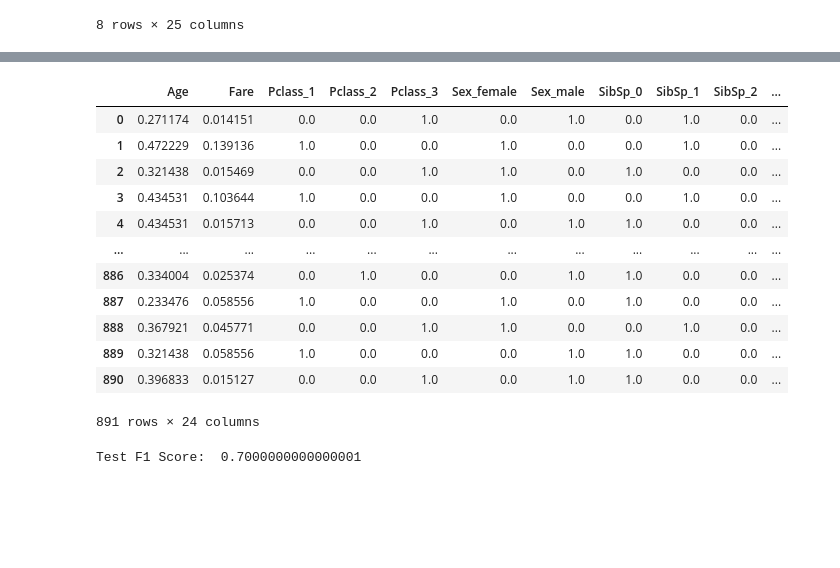
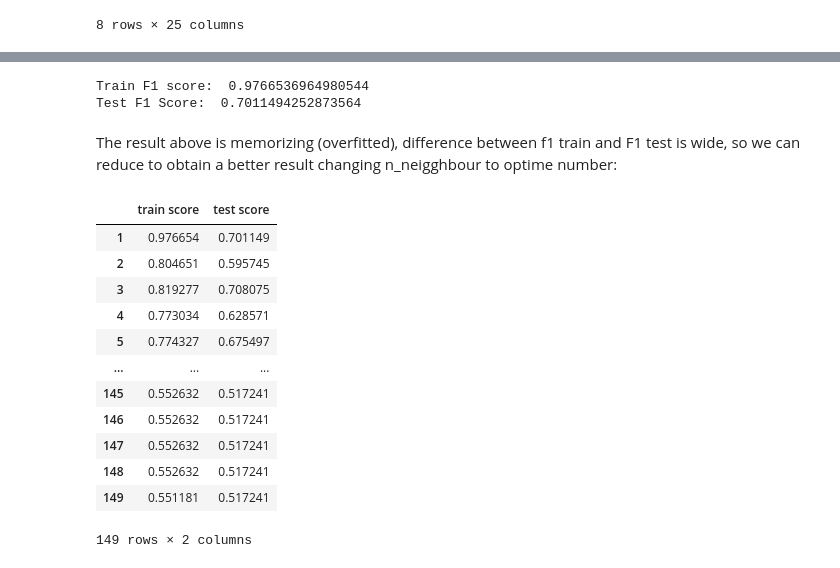
Before and after one commit to AlejandroPinto5/KNN-algorithm, a Jupyter notebook: Simple_classification_model.ipynb, the cells around one changed output, grey strips where cells are left out. Drawn from its saved outputs; the diff is of its cells as text; code cells hidden in the pictures; blank space fills up the shorter version.

```diff
--- a/Simple_classification_model.ipynb
+++ b/Simple_classification_model.ipynb
@@ -52,25 +80,12 @@ y = df['Survived']
 # %%
-# MinMAx Scaler to normalize data
-from sklearn.preprocessing import MinMaxScaler
+# MinMax Scaler to normalize data
 
-scaler = MinMaxScaler()
-x_scaled = scaler.fit_transform(x)
-df_xScaled = pd.DataFrame(x_scaled, columns = x.columns)
-df_xScaled
+# from sklearn.preprocessing import MinMaxScaler
+
+# scaler = MinMaxScaler()
+# x_scaled = scaler.fit_transform(x)
+# xNew = pd.DataFrame(x_scaled, columns = x.columns)
+#  xNew
-# %% [output]
-|  | Age | Fare | Pclass_1 | Pclass_2 | Pclass_3 | Sex_female | Sex_male | SibSp_0 | SibSp_1 | SibSp_2 | ... |
-| 0 | 0.271174 | 0.014151 | 0.0 | 0.0 | 1.0 | 0.0 | 1.0 | 0.0 | 1.0 | 0.0 | ... |
-| 1 | 0.472229 | 0.139136 | 1.0 | 0.0 | 0.0 | 1.0 | 0.0 | 0.0 | 1.0 | 0.0 | ... |
-| 2 | 0.321438 | 0.015469 | 0.0 | 0.0 | 1.0 | 1.0 | 0.0 | 1.0 | 0.0 | 0.0 | ... |
-| 3 | 0.434531 | 0.103644 | 1.0 | 0.0 | 0.0 | 1.0 | 0.0 | 0.0 | 1.0 | 0.0 | ... |
-| 4 | 0.434531 | 0.015713 | 0.0 | 0.0 | 1.0 | 0.0 | 1.0 | 1.0 | 0.0 | 0.0 | ... |
-| ... | ... | ... | ... | ... | ... | ... | ... | ... | ... | ... | ... |
-| 886 | 0.334004 | 0.025374 | 0.0 | 1.0 | 0.0 | 0.0 | 1.0 | 1.0 | 0.0 | 0.0 | ... |
-| 887 | 0.233476 | 0.058556 | 1.0 | 0.0 | 0.0 | 1.0 | 0.0 | 1.0 | 0.0 | 0.0 | ... |
-| 888 | 0.367921 | 0.045771 | 0.0 | 0.0 | 1.0 | 1.0 | 0.0 | 0.0 | 1.0 | 0.0 | ... |
-| 889 | 0.321438 | 0.058556 | 1.0 | 0.0 | 0.0 | 0.0 | 1.0 | 1.0 | 0.0 | 0.0 | ... |
-| 890 | 0.396833 | 0.015127 | 0.0 | 0.0 | 1.0 | 0.0 | 1.0 | 1.0 | 0.0 | 0.0 | ... |
-891 rows × 24 columns
 # %%
 #Split the dataset into train set and test set
 from sklearn.model_selection import train_test_split
@@ -81,13 +96,22 @@ train_df_xScaled, test_df_xScaled, train_y, test_y = train_test_split(df_xScaled
 from sklearn.neighbors import KNeighborsClassifier as knn
 from sklearn.metrics import f1_score
 
-clasfr = knn(n_neighbors = 10) #Neighbours (10 is a test, it will know the best in elbow method)
-clasfr.fit(train_df_xScaled, train_y)  #fitting
-test_predict = clasfr.predict(test_df_xScaled) #Predicting over train set
-k = f1_score(test_predict, test_y)  # Calculating F1
-print('Test F1 Score: ', k) # High value, better the model
+clasfr = knn(n_neighbors = 1) #Neighbours (1 is a test, it will know the best in elbow method)
+
+clasfr.fit(train_xNew, train_y)  #fitting
+
+train_predict = clasfr.predict(train_xNew) #Predicting over train set
+k1 = f1_score(train_predict, train_y) #CalculatingF1
+print('Train F1 score: ', k1) #Metric evaluation
+
+test_predict = clasfr.predict(test_xNew) #Predicting over train set
+k2 = f1_score(test_predict, test_y)  # Calculating F1
+print('Test F1 Score: ', k2) # High value, better the model
 # %% [output]
-Test F1 Score:  0.7000000000000001
+Train F1 score:  0.9766536964980544
+Test F1 Score:  0.7011494252873564
+# %% [markdown]
+The result above is memorizing (overfitted), difference between f1 train and F1 test is wide, so we can reduce to obtain a better result changing n_neigghbour to optime number:
 # %%
 #Elbow method
 def elbow(k):
@@ -103 +134,20 @@ def elbow(k):
+# %%
+k = range(1,150)
+train_error, test_error = elbow(k)#Calling above defined function
+score = pd.DataFrame({'train score': train_error, 'test score': test_error}, index = k)
+score
+# %% [output]
+|  | train score | test score |
+| 1 | 0.976654 | 0.701149 |
+| 2 | 0.804651 | 0.595745 |
+| 3 | 0.819277 | 0.708075 |
+| 4 | 0.773034 | 0.628571 |
+| 5 | 0.774327 | 0.675497 |
+| ... | ... | ... |
+| 145 | 0.552632 | 0.517241 |
+| 146 | 0.552632 | 0.517241 |
+| 147 | 0.552632 | 0.517241 |
+| 148 | 0.552632 | 0.517241 |
+| 149 | 0.551181 | 0.517241 |
+149 rows × 2 columns
 # %%
```
Also changed, not shown: parts of 7 cells of this notebook.
